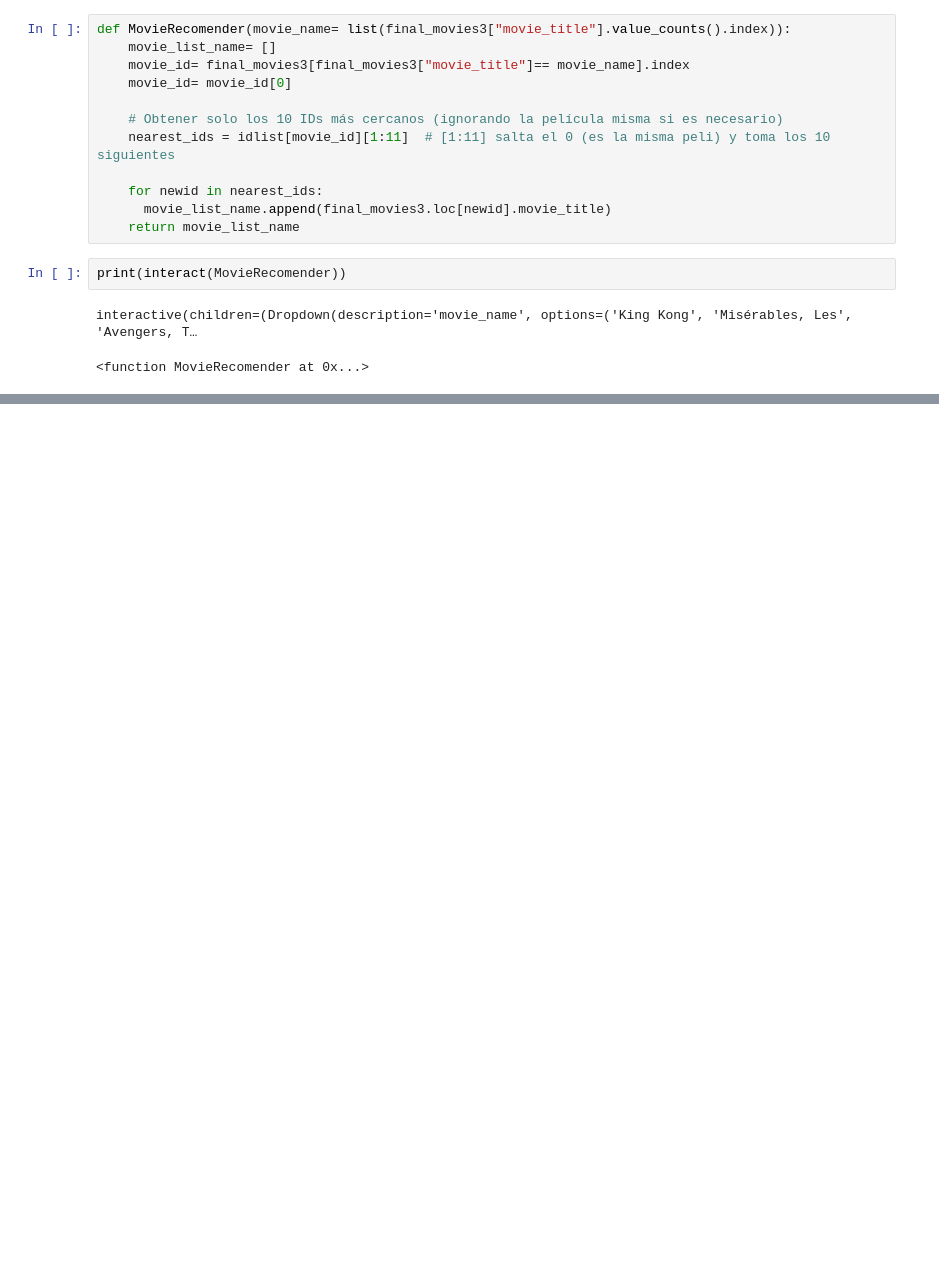
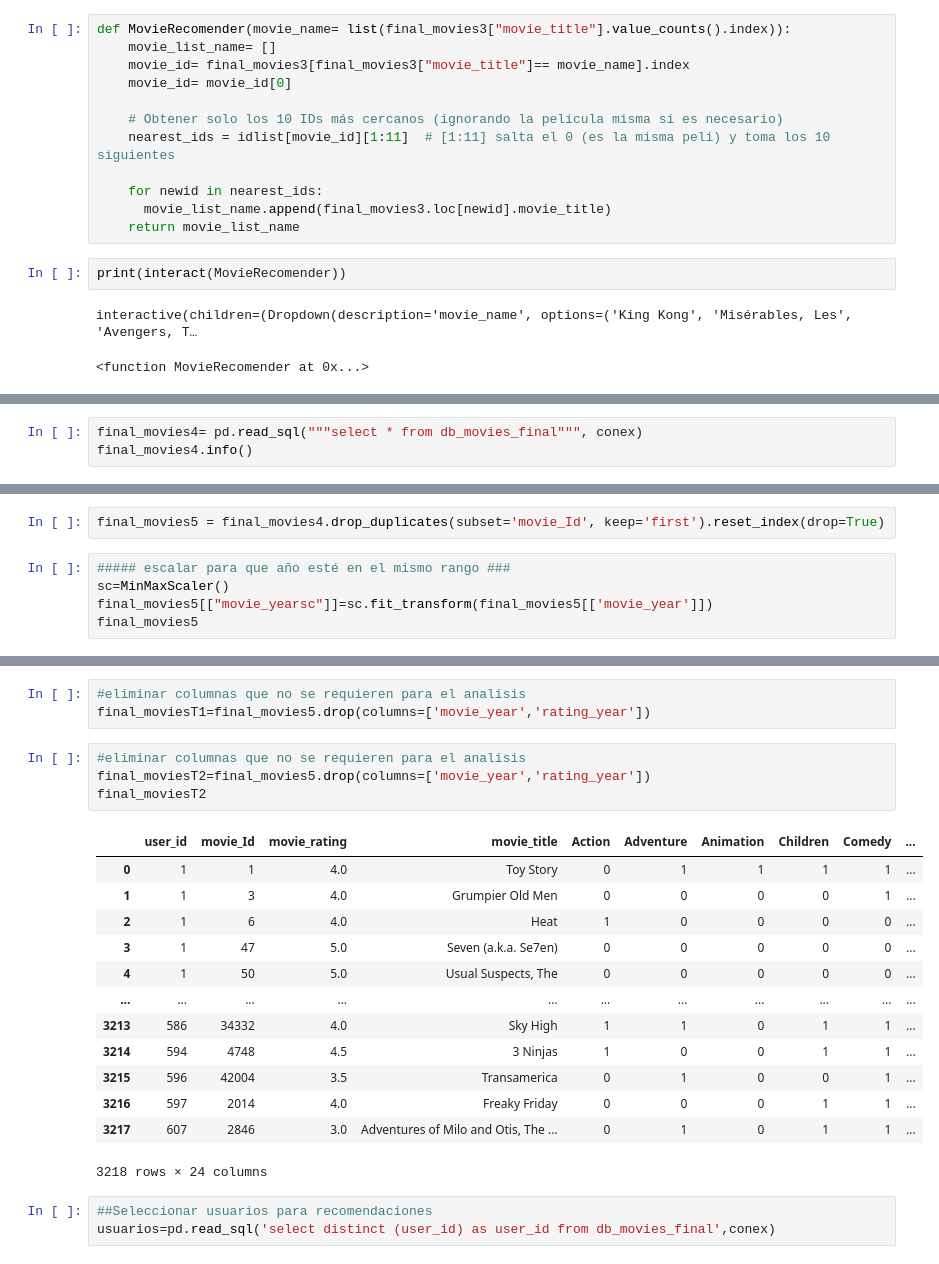
Before and after one commit to DanielMerkdo/ensayo, a Jupyter notebook: c_modelado_.ipynb, the cells around one changed output, grey strips where cells are left out. Cells and saved outputs as stored; diff of their text form; blank space fills up the shorter version.

```diff
--- a/c_modelado_.ipynb
+++ b/c_modelado_.ipynb
@@ -252,0 +255,3 @@ interactive(children=(Dropdown(description='movie_name', options=('King Kong', '
+# %%
+final_movies4= pd.read_sql("""select * from db_movies_final""", conex)
+final_movies4.info()
@@ -252,0 +276,7 @@ interactive(children=(Dropdown(description='movie_name', options=('King Kong', '
+# %%
+final_movies5 = final_movies4.drop_duplicates(subset='movie_Id', keep='first').reset_index(drop=True)
+# %%
+##### escalar para que año esté en el mismo rango ###
+sc=MinMaxScaler()
+final_movies5[["movie_yearsc"]]=sc.fit_transform(final_movies5[['movie_year']])
+final_movies5
@@ -252,0 +297,24 @@ interactive(children=(Dropdown(description='movie_name', options=('King Kong', '
+# %%
+#eliminar columnas que no se requieren para el analisis
+final_moviesT1=final_movies5.drop(columns=['movie_year','rating_year'])
+# %%
+#eliminar columnas que no se requieren para el analisis
+final_moviesT2=final_movies5.drop(columns=['movie_year','rating_year'])
+final_moviesT2
+# %% [output]
+|  | user_id | movie_Id | movie_rating | movie_title | Action | Adventure | Animation | Children | Comedy | ... |
+| 0 | 1 | 1 | 4.0 | Toy Story | 0 | 1 | 1 | 1 | 1 | ... |
+| 1 | 1 | 3 | 4.0 | Grumpier Old Men | 0 | 0 | 0 | 0 | 1 | ... |
+| 2 | 1 | 6 | 4.0 | Heat | 1 | 0 | 0 | 0 | 0 | ... |
+| 3 | 1 | 47 | 5.0 | Seven (a.k.a. Se7en) | 0 | 0 | 0 | 0 | 0 | ... |
+| 4 | 1 | 50 | 5.0 | Usual Suspects, The | 0 | 0 | 0 | 0 | 0 | ... |
+| ... | ... | ... | ... | ... | ... | ... | ... | ... | ... | ... |
+| 3213 | 586 | 34332 | 4.0 | Sky High | 1 | 1 | 0 | 1 | 1 | ... |
+| 3214 | 594 | 4748 | 4.5 | 3 Ninjas | 1 | 0 | 0 | 1 | 1 | ... |
+| 3215 | 596 | 42004 | 3.5 | Transamerica | 0 | 1 | 0 | 0 | 1 | ... |
+| 3216 | 597 | 2014 | 4.0 | Freaky Friday | 0 | 0 | 0 | 1 | 1 | ... |
+| 3217 | 607 | 2846 | 3.0 | Adventures of Milo and Otis, The ... | 0 | 1 | 0 | 1 | 1 | ... |
+3218 rows × 24 columns
+# %%
+##Seleccionar usuarios para recomendaciones
+usuarios=pd.read_sql('select distinct (user_id) as user_id from db_movies_final',conex)
```
Also changed, not shown: parts of 6 cells of this notebook, 4 other files.
